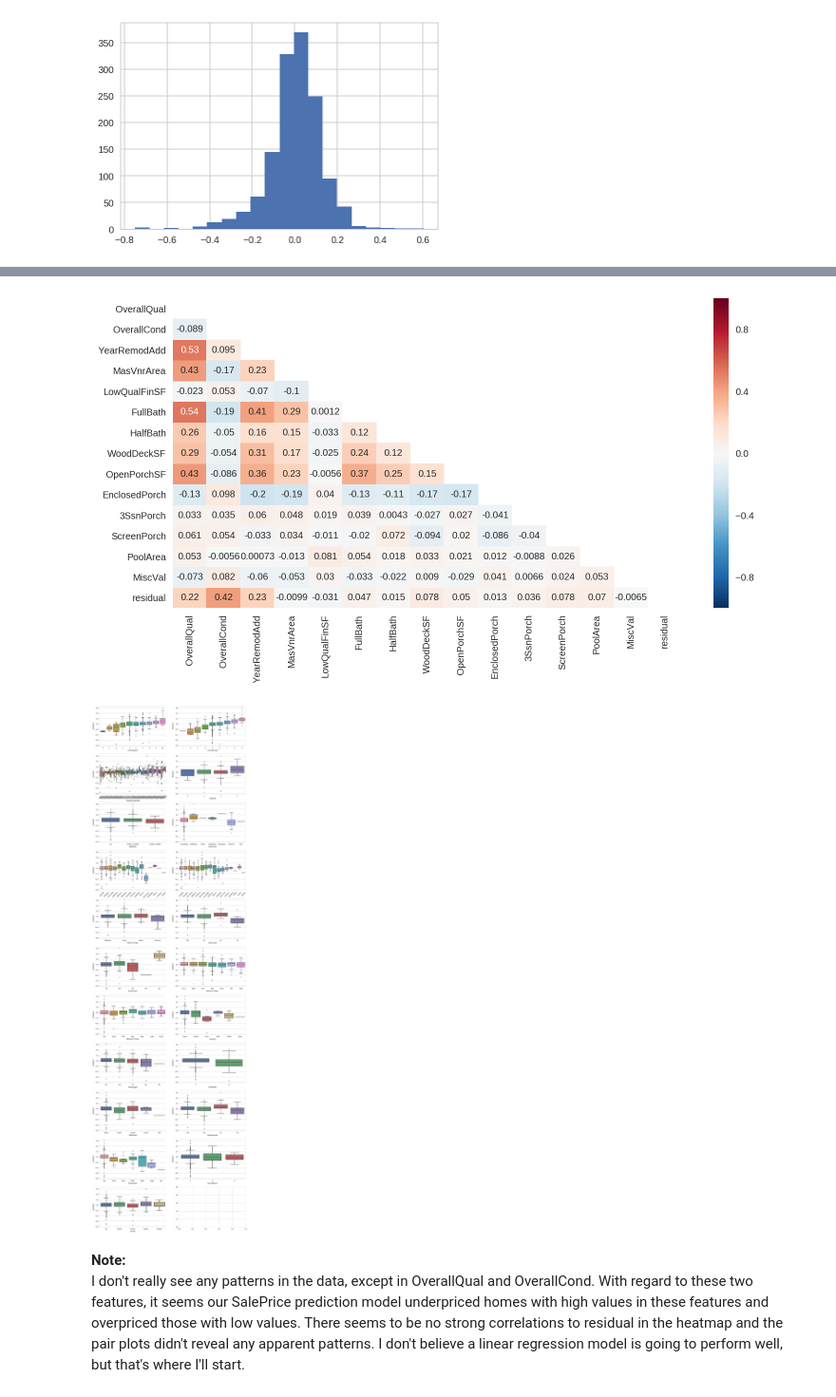
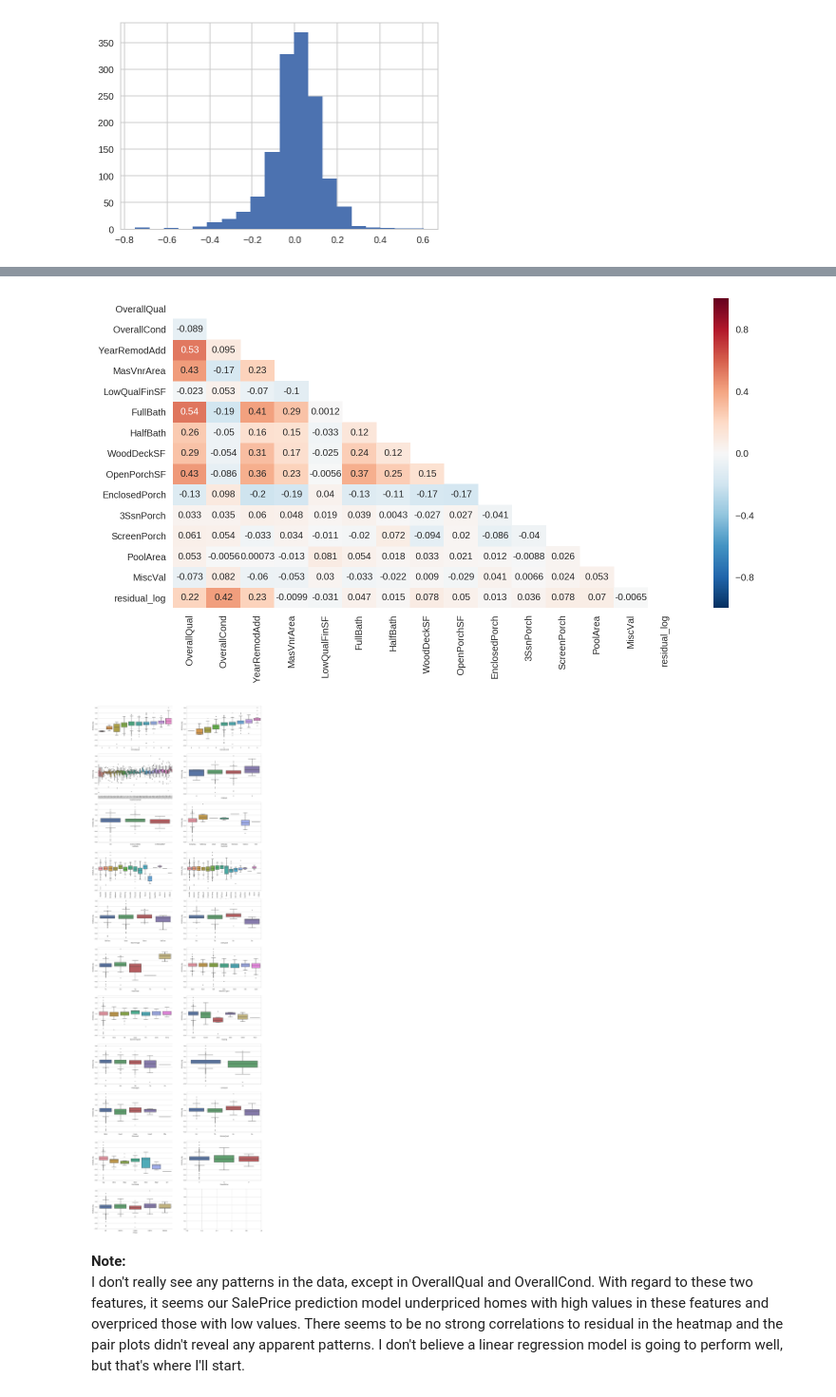
Before and after one commit to jmontana2577/real-estate-predictor, a Jupyter notebook: real-estate-predictor.ipynb, the cells around one changed output, grey strips where cells are left out. Shown at 95% size. Cells and saved outputs as stored; diff of their text form; code cells hidden in the pictures.

```diff
--- a/real-estate-predictor.ipynb
+++ b/real-estate-predictor.ipynb
@@ -665,9 +665,15 @@ X = pd.get_dummies(house[fixed_features])
 # %%
 # make predicted sale prices a series so indices match the data
 y_pred = pd.Series(lasso.predict(X), index=X.index)
-# %%
-# add the new columns
-house['residual'] = house['SalePrice'] - y_pred
+# %%
+# change SalePrice column name
+house.rename(columns={'SalePrice': 'actual_price_log'}, inplace=True)
+
+# add column for predicted log-transformed price
+house['pred_price_log'] = y_pred
+
+# add column for log-transformed residuals
+house['residual_log'] = house.actual_price_log - house.pred_price_log
 # %% [markdown]
 ### 2.3 - Do some EDA with fixable features and residuals.
 # %%
@@ -681,6 +687,6 @@ house['residual'].hist(bins=20)
 n_rows =int(np.ceil(len(fixable_continuous)/2.0))
 fig, axes = plt.subplots(n_rows, 2, figsize=(15,5*n_rows))
 for i,col in enumerate(fixable_continuous):
-    house.plot.scatter(x=col, y='residual', ax=axes[i//2,i%2])
+    house.plot.scatter(x=col, y='residual_log', ax=axes[i//2,i%2])
 plt.show()
 # %% [output]
@@ -688,24 +694,24 @@ plt.show()
 # %%
 fig = plt.figure(figsize=(12,6))
-corr = house[fixable_features+['residual']].corr()
+corr = house[fixable_features+['residual_log']].corr()
 mask = np.zeros_like(corr, dtype=np.bool)
 mask[np.triu_indices_from(mask)] = True
 sns.heatmap(corr, mask=mask, annot=True)
 plt.show()
 # %% [output]
-[figure, old version]
+[figure, new version]
 # %%
 # look at box plots for categorical features
 n_rows = int(np.ceil(len(fixable_discrete + fixable_categorical)/2.0))
-fig, axes = plt.subplots(n_rows, 2, figsize=(15,5*n_rows))
+fig, axes = plt.subplots(n_rows, 2, figsize=(20,6*n_rows))
 for i,col in enumerate(fixable_discrete + fixable_categorical):
-    sns.boxplot(x=col, y='residual', data=house, ax=axes[i//2,i%2])
+    sns.boxplot(x=col, y='residual_log', data=house, ax=axes[i//2,i%2])
     if col in ['YearRemodAdd', 'Exterior1st', 'Exterior2nd']:
         plt.sca(axes[i//2,i%2])
-        plt.xticks(rotation=45)
+        plt.xticks(rotation=90)
 plt.show()
 # %% [output]
-[figure, old version]
+[figure, new version]
 # %% [markdown]
 **Note:**
 I don't really see any patterns in the data, except in OverallQual and OverallCond. With regard to these two features, it seems our SalePrice prediction model underpriced homes with high values in these features and overpriced those with low values. There seems to be no strong correlations to residual in the heatmap and the pair plots didn't reveal any apparent patterns. I don't believe a linear regression model is going to perform well, but that's where I'll start.
```
Also changed, not shown: parts of 14 cells of this notebook.
